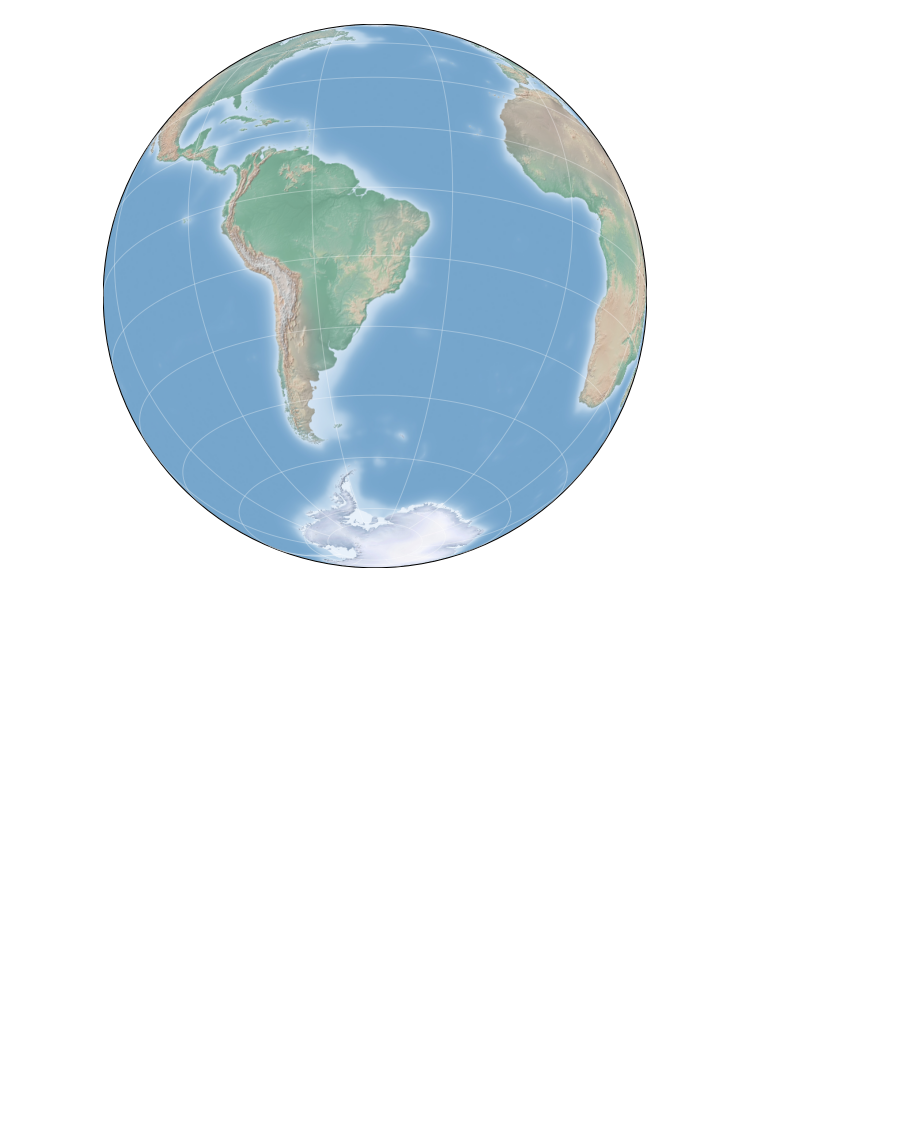
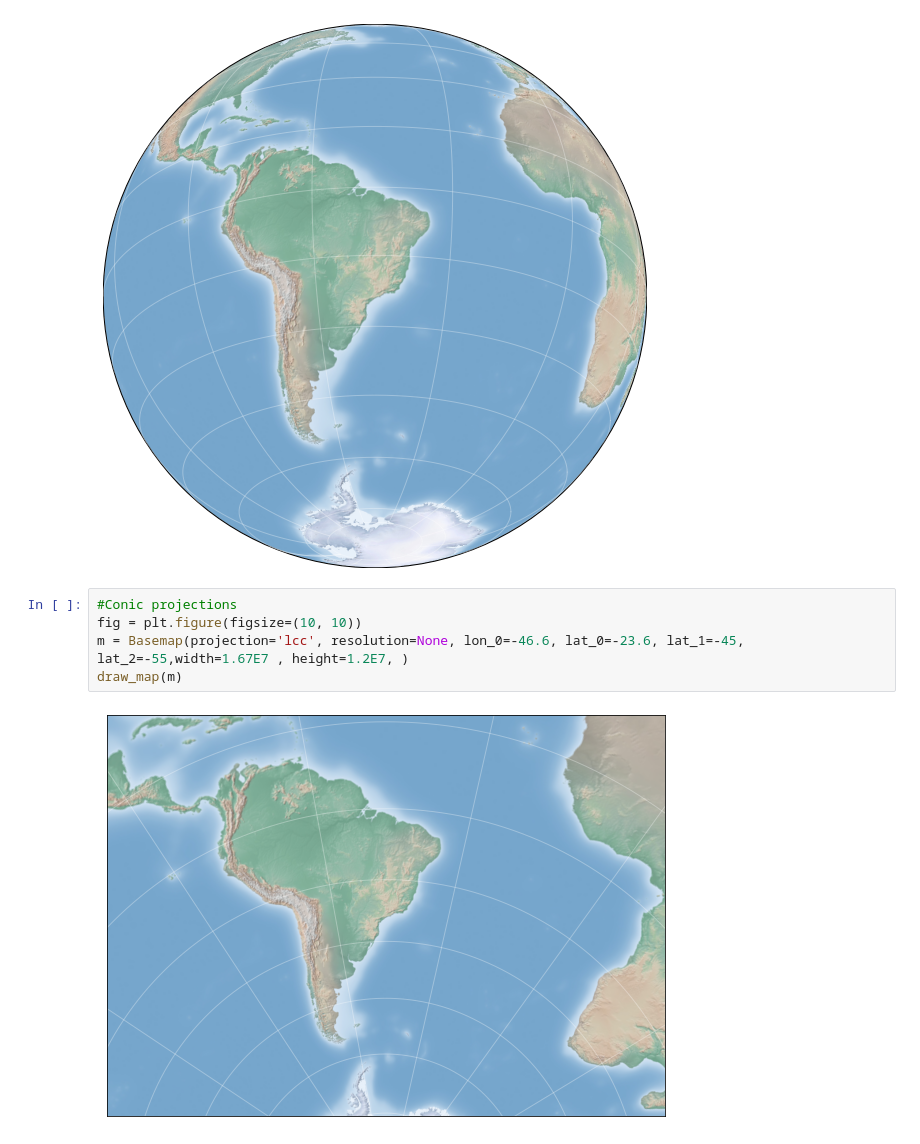
Before and after one commit to KazumaShachou/DataScience, a Jupyter notebook: Matplotlib_4.ipynb, the cells around one changed output. Cells and saved outputs as stored; diff of their text form; blank space fills up the shorter version.

```diff
--- a/Matplotlib_4.ipynb
+++ b/Matplotlib_4.ipynb
@@ -93,3 +94,10 @@ m = Basemap(projection='ortho', resolution=None, lat_0= -23.6, lon_0=-46.6)
 draw_map(m)
 # %% [output]
 [figure]
+# %%
+#Conic projections
+fig = plt.figure(figsize=(10, 10))
+m = Basemap(projection='lcc', resolution=None, lon_0=-46.6, lat_0=-23.6, lat_1=-45, lat_2=-55,width=1.67E7 , height=1.2E7, )
+draw_map(m)
+# %% [output]
+[figure, added]
```
Also changed, not shown: parts of 5 cells of this notebook.
